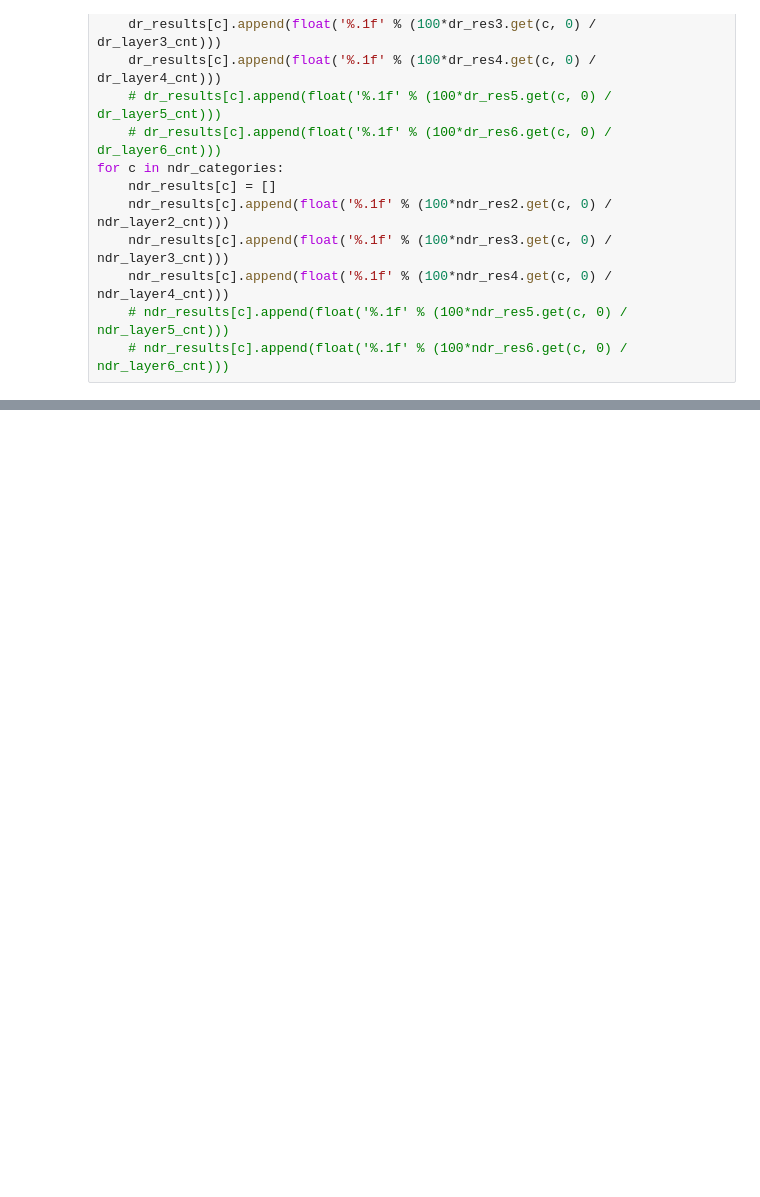
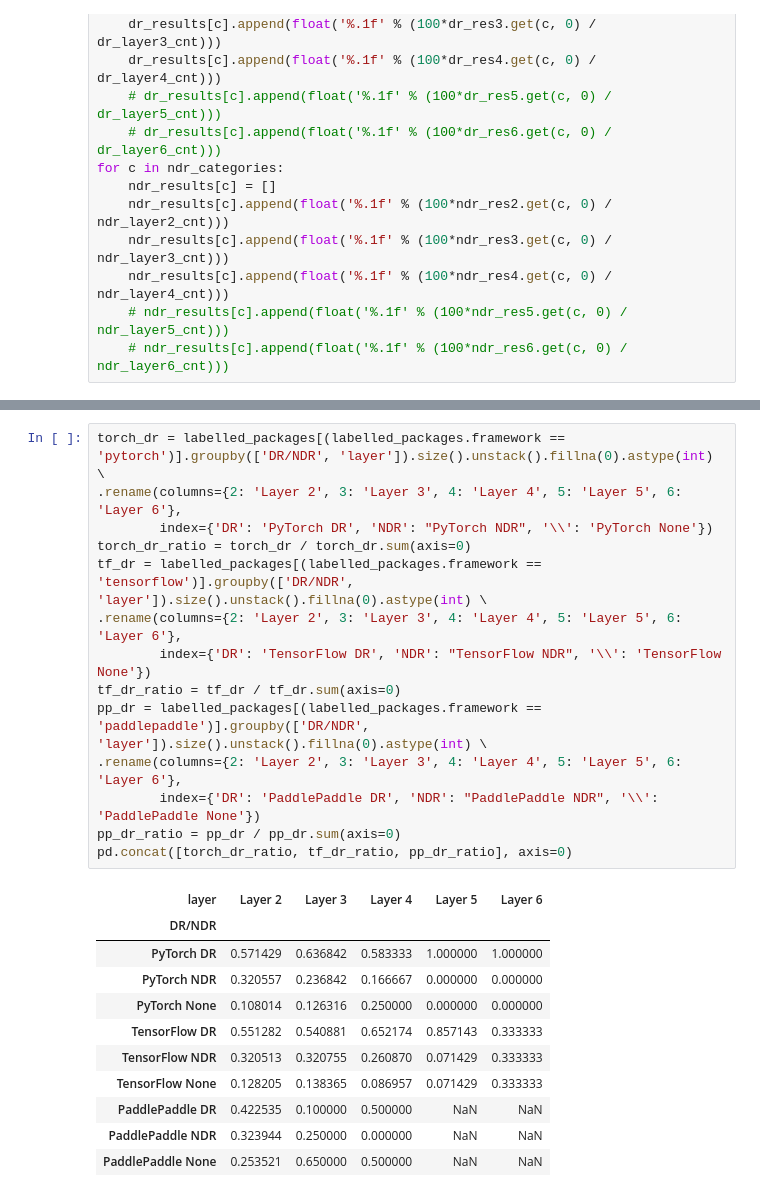
Before and after one commit to gaokai320/DLSupplyChainLandscape, a Jupyter notebook: package_types.ipynb, the cells around one changed output, grey strips where cells are left out. Saved outputs shown, nothing was run; the diff lists cells and outputs as text; blank space fills up the shorter version.

Commit message:
update package types

```diff
--- a/package_types.ipynb
+++ b/package_types.ipynb
@@ -387,3 +429,29 @@ plt.savefig('figures/ndr_categories.pdf', bbox_inches='tight')
 plt.show()
 # %% [output]
 [drawing not drawn]
+# %%
+torch_dr = labelled_packages[(labelled_packages.framework == 'pytorch')].groupby(['DR/NDR', 'layer']).size().unstack().fillna(0).astype(int) \
+.rename(columns={2: 'Layer 2', 3: 'Layer 3', 4: 'Layer 4', 5: 'Layer 5', 6: 'Layer 6'},
+        index={'DR': 'PyTorch DR', 'NDR': "PyTorch NDR", '\\': 'PyTorch None'})
+torch_dr_ratio = torch_dr / torch_dr.sum(axis=0)
+tf_dr = labelled_packages[(labelled_packages.framework == 'tensorflow')].groupby(['DR/NDR', 'layer']).size().unstack().fillna(0).astype(int) \
+.rename(columns={2: 'Layer 2', 3: 'Layer 3', 4: 'Layer 4', 5: 'Layer 5', 6: 'Layer 6'},
+        index={'DR': 'TensorFlow DR', 'NDR': "TensorFlow NDR", '\\': 'TensorFlow None'})
+tf_dr_ratio = tf_dr / tf_dr.sum(axis=0)
+pp_dr = labelled_packages[(labelled_packages.framework == 'paddlepaddle')].groupby(['DR/NDR', 'layer']).size().unstack().fillna(0).astype(int) \
+.rename(columns={2: 'Layer 2', 3: 'Layer 3', 4: 'Layer 4', 5: 'Layer 5', 6: 'Layer 6'},
+        index={'DR': 'PaddlePaddle DR', 'NDR': "PaddlePaddle NDR", '\\': 'PaddlePaddle None'})
+pp_dr_ratio = pp_dr / pp_dr.sum(axis=0)
+pd.concat([torch_dr_ratio, tf_dr_ratio, pp_dr_ratio], axis=0)
+# %% [output]
+| layer | Layer 2 | Layer 3 | Layer 4 | Layer 5 | Layer 6 |
+| DR/NDR |  |  |  |  |  |
+| PyTorch DR | 0.571429 | 0.636842 | 0.583333 | 1.000000 | 1.000000 |
+| PyTorch NDR | 0.320557 | 0.236842 | 0.166667 | 0.000000 | 0.000000 |
+| PyTorch None | 0.108014 | 0.126316 | 0.250000 | 0.000000 | 0.000000 |
+| TensorFlow DR | 0.551282 | 0.540881 | 0.652174 | 0.857143 | 0.333333 |
+| TensorFlow NDR | 0.320513 | 0.320755 | 0.260870 | 0.071429 | 0.333333 |
+| TensorFlow None | 0.128205 | 0.138365 | 0.086957 | 0.071429 | 0.333333 |
+| PaddlePaddle DR | 0.422535 | 0.100000 | 0.500000 | NaN | NaN |
+| PaddlePaddle NDR | 0.323944 | 0.250000 | 0.000000 | NaN | NaN |
+| PaddlePaddle None | 0.253521 | 0.650000 | 0.500000 | NaN | NaN |
```
Also changed, not shown: parts of 18 cells of this notebook, 8 other files.
